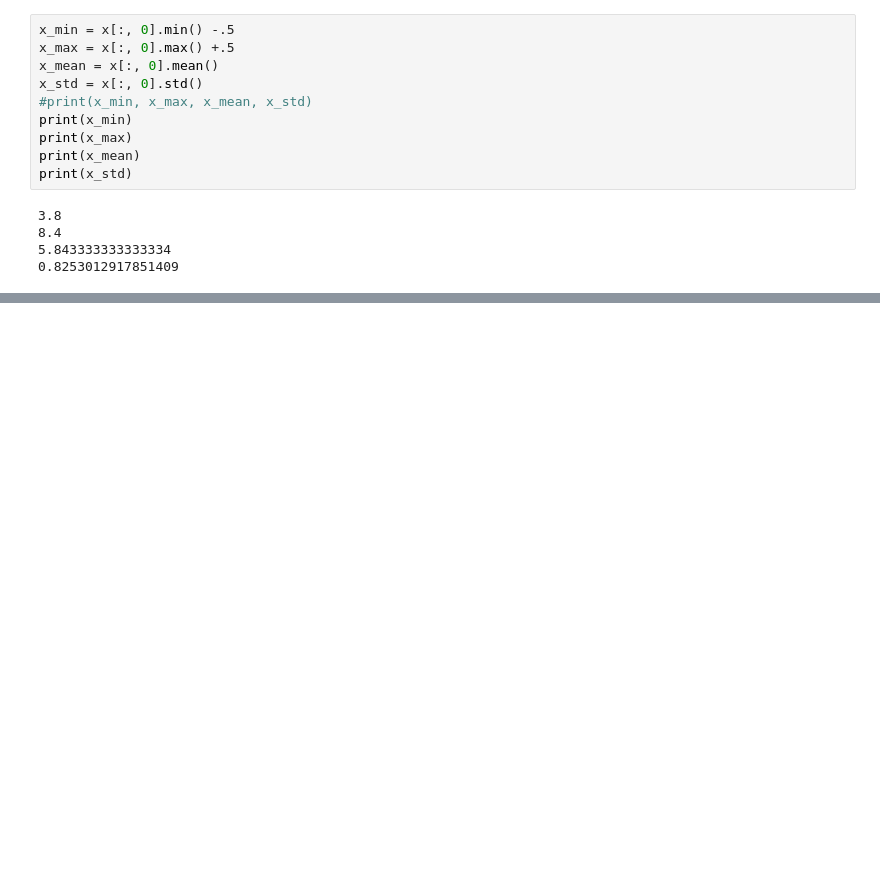
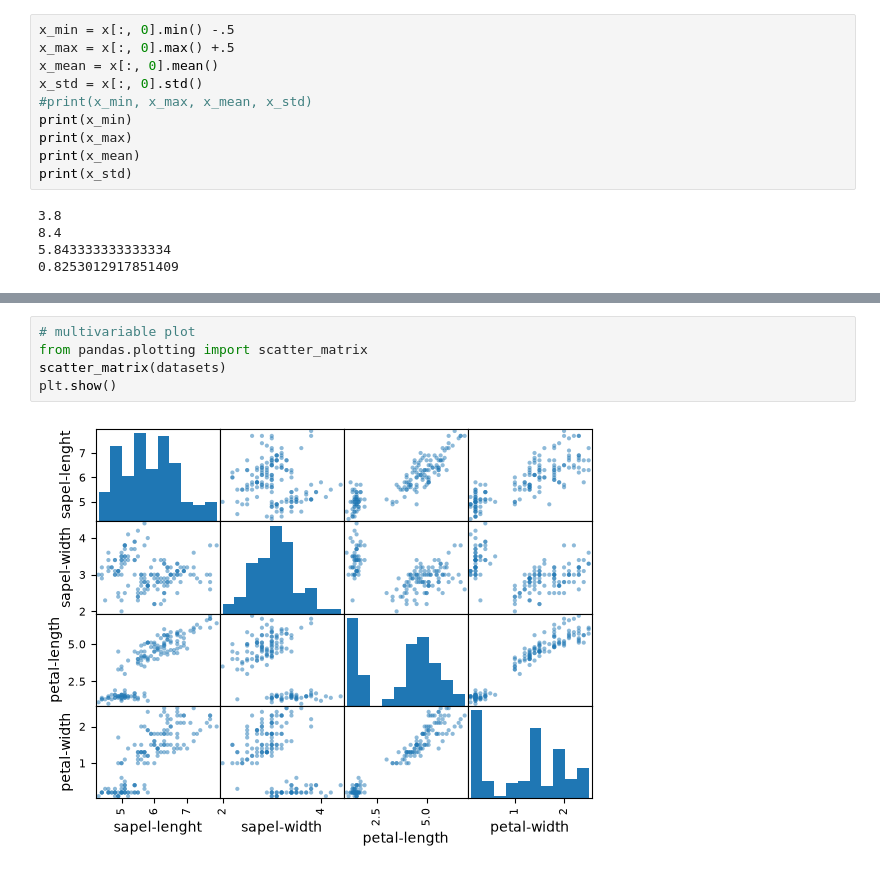
Before and after one commit to sanchika-bajpai-aera/Advance-Python, a Jupyter notebook: Machine Learning/MachieLearning.ipynb, the cells around one changed output, grey strips where cells are left out. Drawn from its saved outputs; the diff is of its cells as text; blank space fills up the shorter version.

```diff
--- a/Machine Learning/MachieLearning.ipynb
+++ b/Machine Learning/MachieLearning.ipynb
@@ -47,0 +118,7 @@ print(x_std)
+# %%
+# multivariable plot
+from pandas.plotting import scatter_matrix
+scatter_matrix(datasets)
+plt.show()
+# %% [output]
+[figure, added]
```
Also changed, not shown: parts of 10 cells of this notebook, 3 other files.
